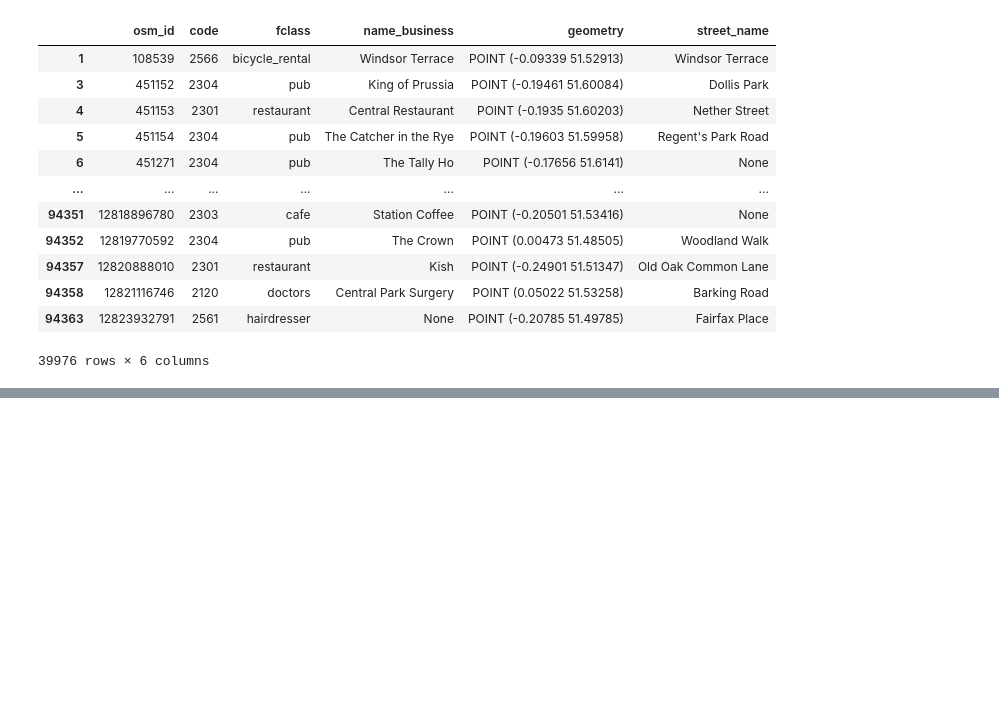
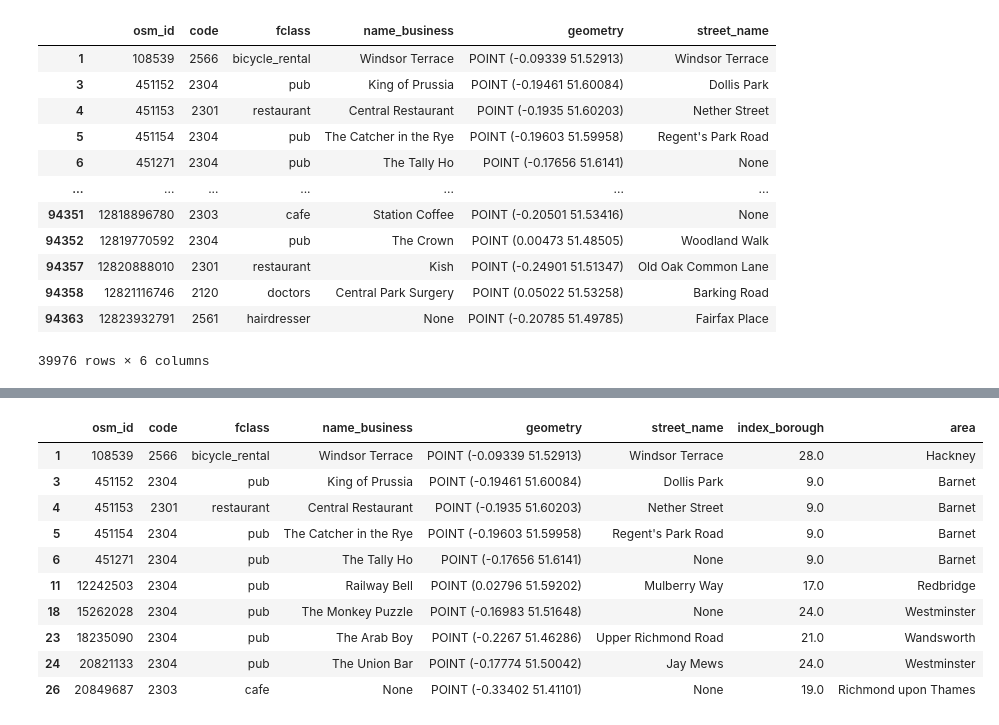
Before and after one commit to MoshaLangerak/knowledge-engineering, a Jupyter notebook: notebooks/osm-exploration-preprocessing.ipynb, the cells around one changed output, grey strips where cells are left out. Cells and saved outputs as stored; diff of their text form; code cells hidden in the pictures; blank space fills up the shorter version.

```diff
--- a/notebooks/osm-exploration.ipynb
+++ b/notebooks/osm-exploration-preprocessing.ipynb
@@ -151,0 +192,14 @@ gdf_places.head(10)
+# %%
+businesses_with_boroughs.head(10)
+# %% [output]
+|  | osm_id | code | fclass | name_business | geometry | street_name | index_borough | area |
+| 1 | 108539 | 2566 | bicycle_rental | Windsor Terrace | POINT (-0.09339 51.52913) | Windsor Terrace | 28.0 | Hackney |
+| 3 | 451152 | 2304 | pub | King of Prussia | POINT (-0.19461 51.60084) | Dollis Park | 9.0 | Barnet |
+| 4 | 451153 | 2301 | restaurant | Central Restaurant | POINT (-0.1935 51.60203) | Nether Street | 9.0 | Barnet |
+| 5 | 451154 | 2304 | pub | The Catcher in the Rye | POINT (-0.19603 51.59958) | Regent's Park Road | 9.0 | Barnet |
+| 6 | 451271 | 2304 | pub | The Tally Ho | POINT (-0.17656 51.6141) | None | 9.0 | Barnet |
+| 11 | 12242503 | 2304 | pub | Railway Bell | POINT (0.02796 51.59202) | Mulberry Way | 17.0 | Redbridge |
+| 18 | 15262028 | 2304 | pub | The Monkey Puzzle | POINT (-0.16983 51.51648) | None | 24.0 | Westminster |
+| 23 | 18235090 | 2304 | pub | The Arab Boy | POINT (-0.2267 51.46286) | Upper Richmond Road | 21.0 | Wandsworth |
+| 24 | 20821133 | 2304 | pub | The Union Bar | POINT (-0.17774 51.50042) | Jay Mews | 24.0 | Westminster |
+| 26 | 20849687 | 2303 | cafe | None | POINT (-0.33402 51.41101) | None | 19.0 | Richmond upon Thames |
```
Also changed, not shown: parts of 8 cells of this notebook.
